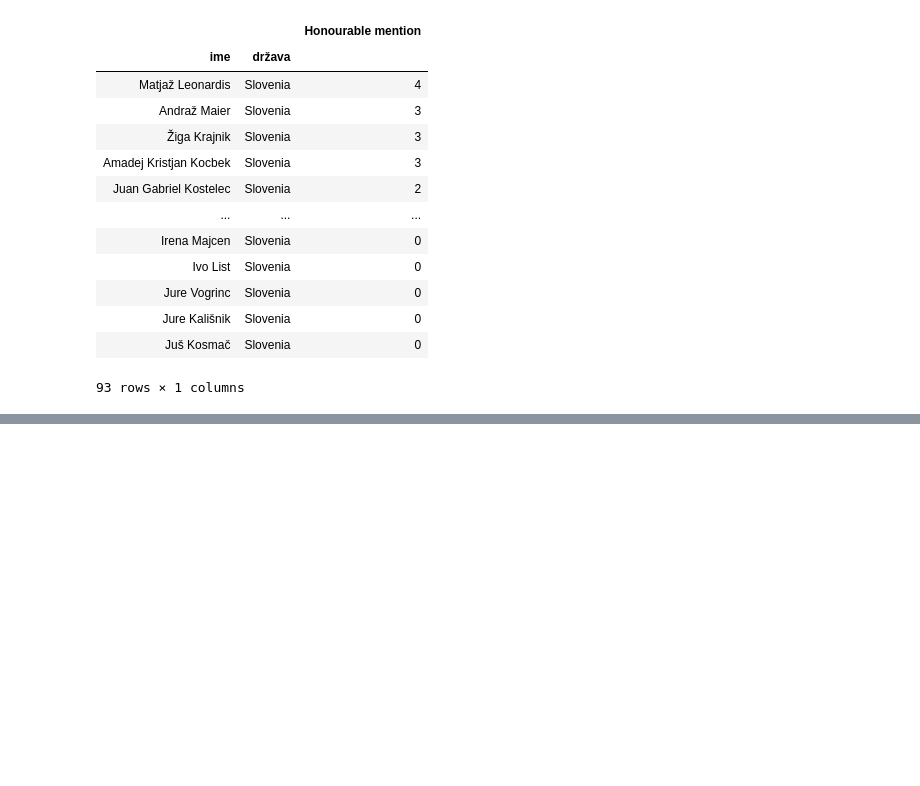
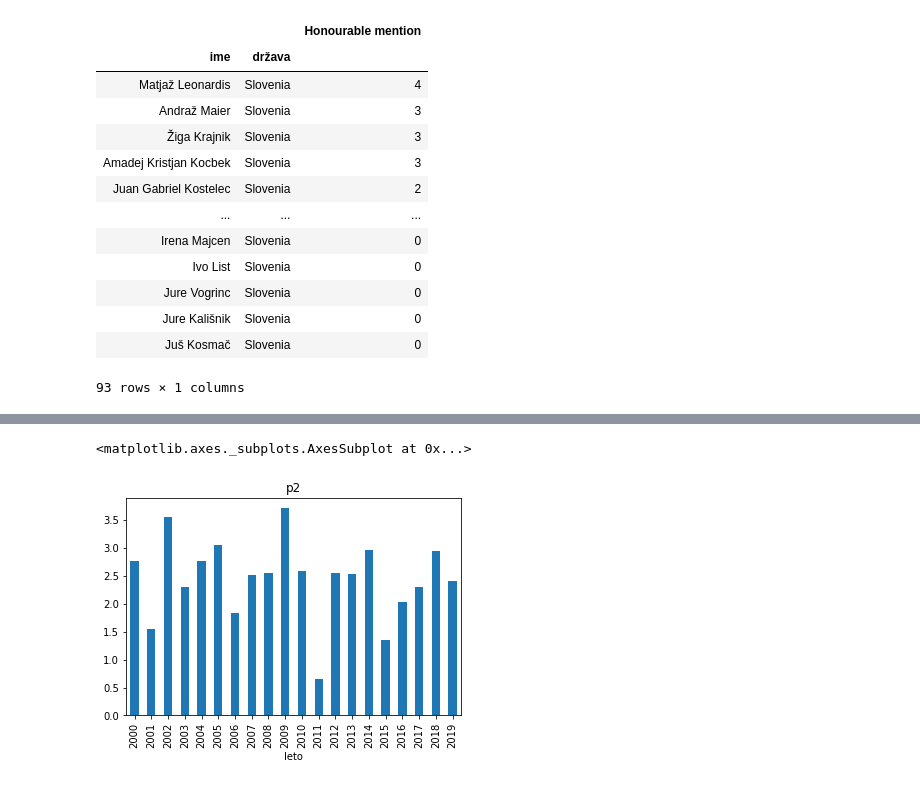
Before and after one commit to andrazm123/Analiza-podatkov-IMO, a Jupyter notebook: analiza_podatkov.ipynb, the cells around one changed output, grey strips where cells are left out. Drawn from its saved outputs; the diff is of its cells as text; code cells hidden in the pictures; blank space fills up the shorter version.

```diff
--- a/analiza_podatkov.ipynb
+++ b/analiza_podatkov.ipynb
@@ -361,0 +384,5 @@ t.groupby("leto").mean().round(2)
+# %%
+naloge_kon["p2"].plot.bar(title="p2")
+# %% [output]
+<matplotlib.axes._subplots.AxesSubplot at 0x...>
+[figure, added]
```
Also changed, not shown: parts of 90 cells of this notebook.
